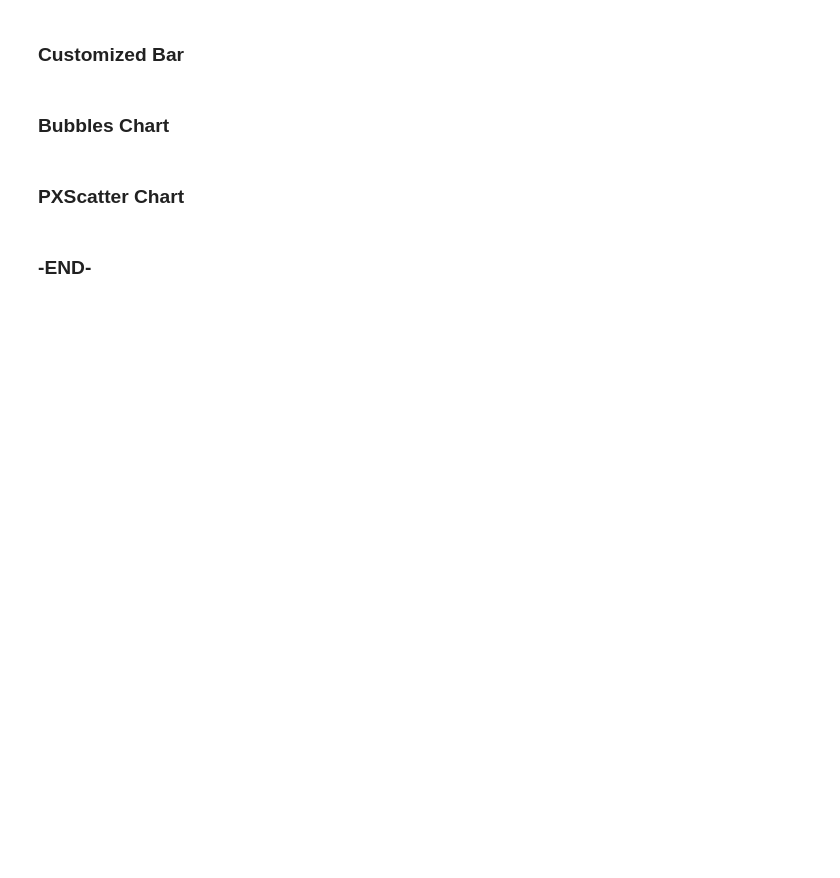
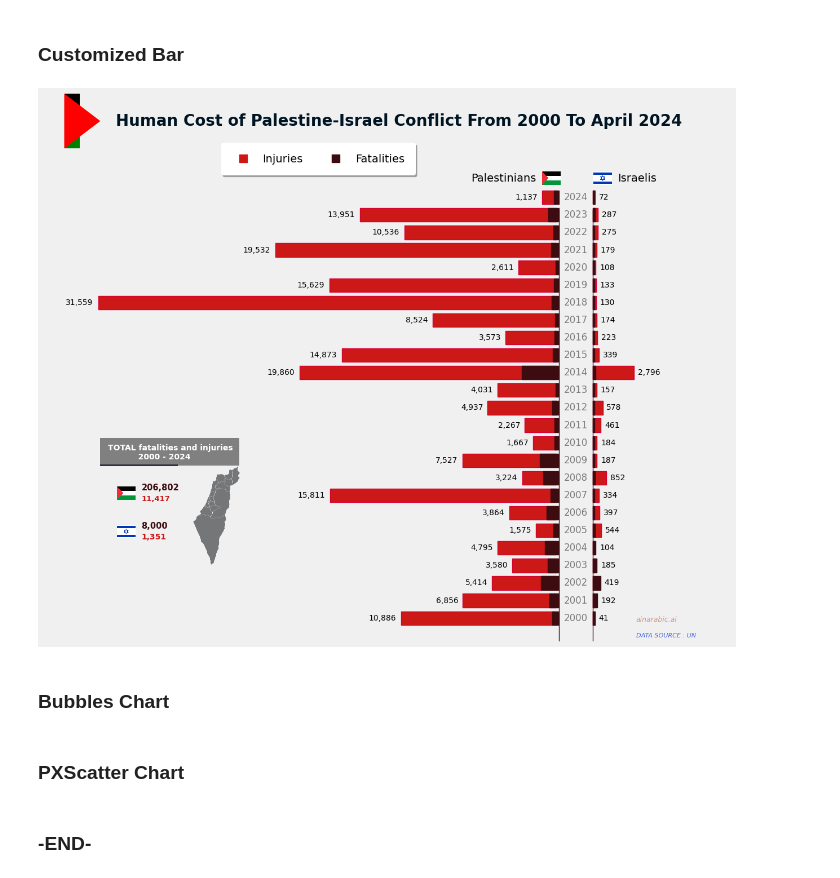
Before and after one commit to MohammedNasserAhmed/Palestine-Israel-Conflict, a Jupyter notebook: example.ipynb, the cells around one changed output. Saved outputs shown, nothing was run; the diff lists cells and outputs as text; code cells hidden in the pictures; blank space fills up the shorter version.

```diff
--- a/example.ipynb
+++ b/example.ipynb
@@ -77,32 +78,34 @@ bar.plot()
 # %%
 data = csv_df.to_dict(orient='records')
 title = "Human Cost of Palestine-Israel Conflict From 2000 To April 2024"
 signature = "ainarabic.ai"
-box_title = "TOTAL fatalities and injuries\n           2000 - 2023"
+box_title = "TOTAL fatalities and injuries\n           2000 - 2024"
 group_var = "Year"
 columns = [("Palestinians Injuries","Palestinians Fatalities"),("Israelis Injuries","Israelis Fatalities")]
 img_lbls = [("Palestinians","Israelis")]
 legend_lbls = [("Injuries","Fatalities")]
 psimg = Project_Path+"\images\ps_h.png"
 ilimg =Project_Path+"\images\il_h.png"
 img_paths = [psimg,
                 ilimg,
                 psimg,
                 ilimg]
 
 map_img = Project_Path+"\images\pmap.png"
 save_filename = Project_Path+"\outputs\customizedbar.png"
-cdp = CustomizedBar(data=data,
+cdp = CustomBar(data=data,
                     title=title,
                     box_title=box_title,
                     gv=group_var,
                     cols=columns,
                     img_lbls=img_lbls,
                     lgd_lbls=legend_lbls,
                     img_paths=img_paths,
                     map_img=map_img,
                     signature=signature)
 cdp.show_plot()
+# %% [output]
+[figure, added]
 # %% [markdown]
 ### **Bubbles Chart**
 # %%
```
Also changed, not shown: parts of 17 cells of this notebook, 2 other files.
